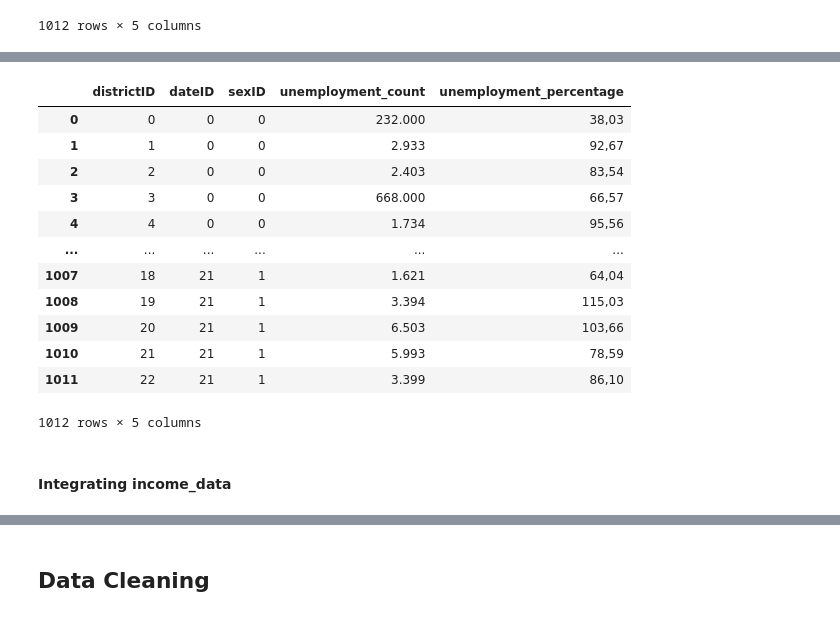
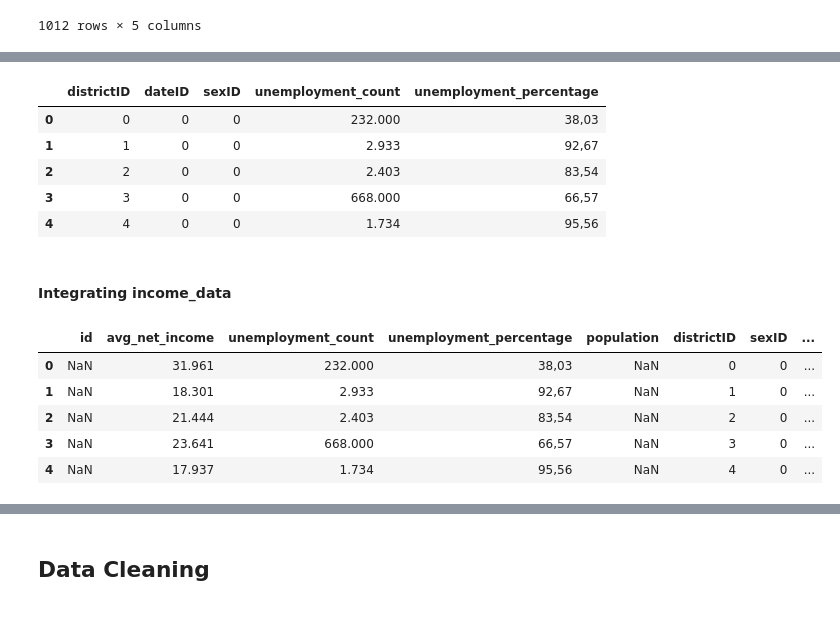
Before and after one commit to yasinfahmy/Business-Intelligence-I, a Jupyter notebook: pipeline/notebooks/pipeline.ipynb, the cells around one changed output, grey strips where cells are left out. Cells and saved outputs as stored; diff of their text form; code cells hidden in the pictures.

Commit message:
Integrating income_data

```diff
--- a/pipeline/notebooks/pipeline.ipynb
+++ b/pipeline/notebooks/pipeline.ipynb
@@ -187,32 +164,25 @@ fact_economic_indicators
 # %%
 #Replace descriptive column values with their IDs
 #https://www.geeksforgeeks.org/pandas/different-ways-to-iterate-over-rows-in-pandas-dataframe/
 for i, row in fact_economic_indicators.iterrows():
     #dateID
     year = fact_economic_indicators.loc[i,'dateID']
     fact_economic_indicators.loc[i,'dateID'] = int(dim_date_df[dim_date_df["year"] == year]["id"].iloc[0])
 
     #sexID
     fact_economic_indicators.loc[i,'sexID'] = 0 if fact_economic_indicators.loc[i,'sexID'] == 1 else 1 #https://stackoverflow.com/questions/18669836/is-it-possible-to-write-single-line-return-statement-with-if-statement
 
     #districtID
     district = fact_economic_indicators.loc[i,'districtID'][1:3]
     fact_economic_indicators.loc[i,'districtID'] = int(dim_district_df[dim_district_df["district"] == district]["id"].iloc[0])
 
-fact_economic_indicators
+fact_economic_indicators.head()
 # %% [output]
 |  | districtID | dateID | sexID | unemployment_count | unemployment_percentage |
 | 0 | 0 | 0 | 0 | 232.000 | 38,03 |
 | 1 | 1 | 0 | 0 | 2.933 | 92,67 |
 | 2 | 2 | 0 | 0 | 2.403 | 83,54 |
 | 3 | 3 | 0 | 0 | 668.000 | 66,57 |
 | 4 | 4 | 0 | 0 | 1.734 | 95,56 |
-| ... | ... | ... | ... | ... | ... |
-| 1007 | 18 | 21 | 1 | 1.621 | 64,04 |
-| 1008 | 19 | 21 | 1 | 3.394 | 115,03 |
-| 1009 | 20 | 21 | 1 | 6.503 | 103,66 |
-| 1010 | 21 | 21 | 1 | 5.993 | 78,59 |
-| 1011 | 22 | 21 | 1 | 3.399 | 86,10 |
-1012 rows × 5 columns
 # %% [markdown]
 #### Integrating income_data
@@ -223,0 +238,9 @@ fact_economic_indicators
+# %%
+fact_economic_indicators.head()
+# %% [output]
+|  | id | avg_net_income | unemployment_count | unemployment_percentage | population | districtID | sexID | ... |
+| 0 | NaN | 31.961 | 232.000 | 38,03 | NaN | 0 | 0 | ... |
+| 1 | NaN | 18.301 | 2.933 | 92,67 | NaN | 1 | 0 | ... |
+| 2 | NaN | 21.444 | 2.403 | 83,54 | NaN | 2 | 0 | ... |
+| 3 | NaN | 23.641 | 668.000 | 66,57 | NaN | 3 | 0 | ... |
+| 4 | NaN | 17.937 | 1.734 | 95,56 | NaN | 4 | 0 | ... |
```
Also changed, not shown: parts of 8 cells of this notebook.
